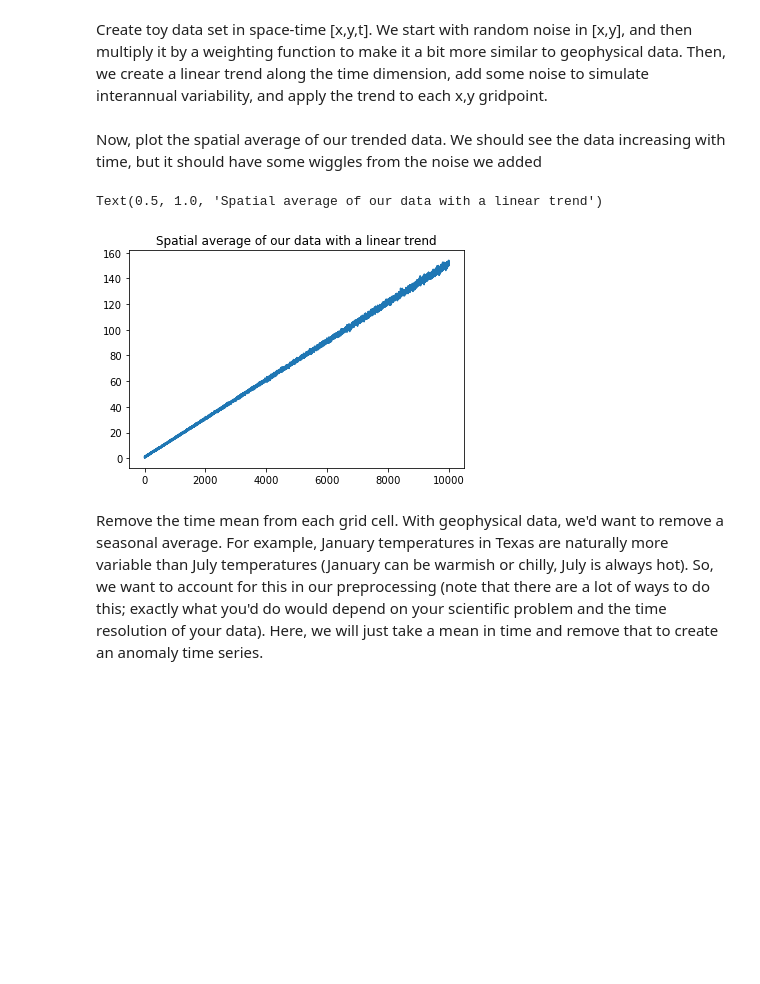
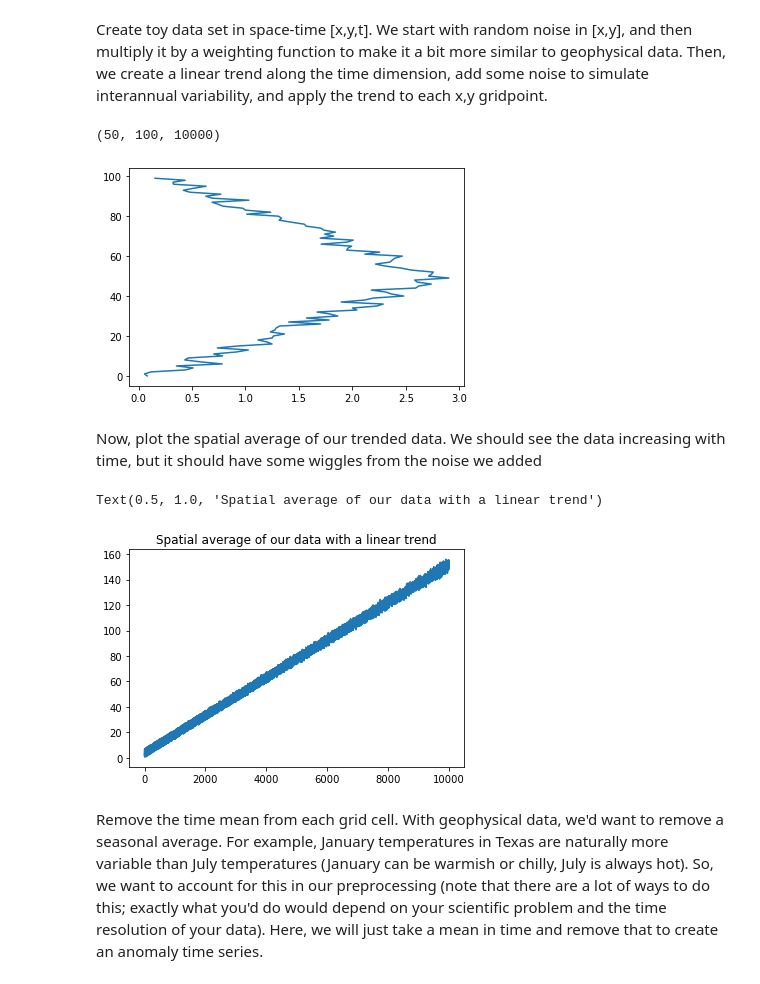
Before and after one commit to darothen/cmip6hack-toe, a Jupyter notebook: notebooks/ToE_synthetic_example.ipynb, the cells around one changed output. Drawn from its saved outputs; the diff is of its cells as text; code cells hidden in the pictures; blank space fills up the shorter version.

```diff
--- a/notebooks/ToE_synthetic_example.ipynb
+++ b/notebooks/ToE_synthetic_example.ipynb
@@ -14,25 +14,30 @@ Create toy data set in space-time [x,y,t].  We start with random noise in [x,y],
 # %%
 time_range = np.arange(0,10000)
 x_dim = 50
 y_dim = 100
 time_dim = 10000
 #Create initial x-y array from random noise
 noise_space_uwt = random.random([x_dim,y_dim,time_dim])
 #apply wts in the x-direction to better emulate geophysical space.
 #We'll create a weighting function and then add a bit of noise
 y_wts = np.concatenate((np.arange(0,y_dim/2),np.arange(y_dim/2,0,-1)))/(y_dim*0.1)
 y_wts = y_wts + random.random([y_dim,])
 noise_space = y_wts[None,:,None]*noise_space_uwt
 #Plot average over y and time, we should see a triangle (values in the middle weigh more)
-#plt.plot(np.nanmean(np.nanmean(noise_space,axis=2),axis=0),np.arange(0,y_dim))
+plt.plot(np.nanmean(np.nanmean(noise_space,axis=2),axis=0),np.arange(0,y_dim))
 #Now, we add a first-order trend in time.  First we create the equation (and add some random noise).
 trend_slope = 0.01 #slope of trend
 trend_int = 0.001 #intercept of trend
 #We create a line with the slope and intercept we defined, and then we add some random noise
-trend_eqn = trend_slope*np.arange(0,time_dim) + 1*random.random([time_dim,])
+trend_eqn = trend_slope*np.arange(0,time_dim) + 5*random.random([time_dim,])
 #Now, apply the trend to each spatial gridpoint
 trend_3d = trend_eqn[None,None,:]*noise_space
+data_detrend = signal.detrend(trend_3d,axis=2)
+print(data_detrend.shape)
 xg,yg = np.meshgrid(np.arange(0,x_dim),np.arange(0,y_dim))
+# %% [output]
+(50, 100, 10000)
+[figure, added]
 # %% [markdown]
 Now, plot the spatial average of our trended data.  We should see the data increasing with time, but it should have some wiggles from the noise we added
 # %%
@@ -40,7 +45,7 @@ plt.plot(np.nanmean(np.nanmean(trend_3d,axis=1),axis=0))
 plt.title('Spatial average of our data with a linear trend')
 # %% [output]
 Text(0.5, 1.0, 'Spatial average of our data with a linear trend')
-[figure, old version]
+[figure, new version]
 # %% [markdown]
 Remove the time mean from each grid cell.  With geophysical data, we'd want to remove a seasonal average.  For example, January temperatures in Texas are naturally more variable than July temperatures (January can be warmish or chilly, July is always hot).  So, we want to account for this in our preprocessing (note that there are a lot of ways to do this; exactly what you'd do would depend on your scientific problem and the time resolution of your data).  Here, we will just take a mean in time and remove that to create an anomaly time series.
 # %%
```
Also changed, not shown: parts of 11 cells of this notebook.
